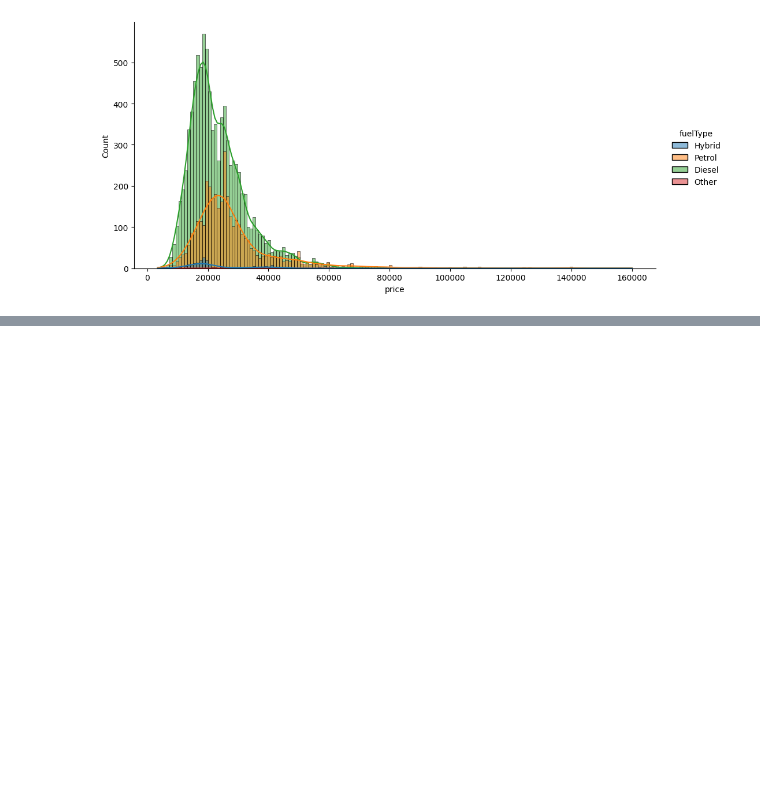
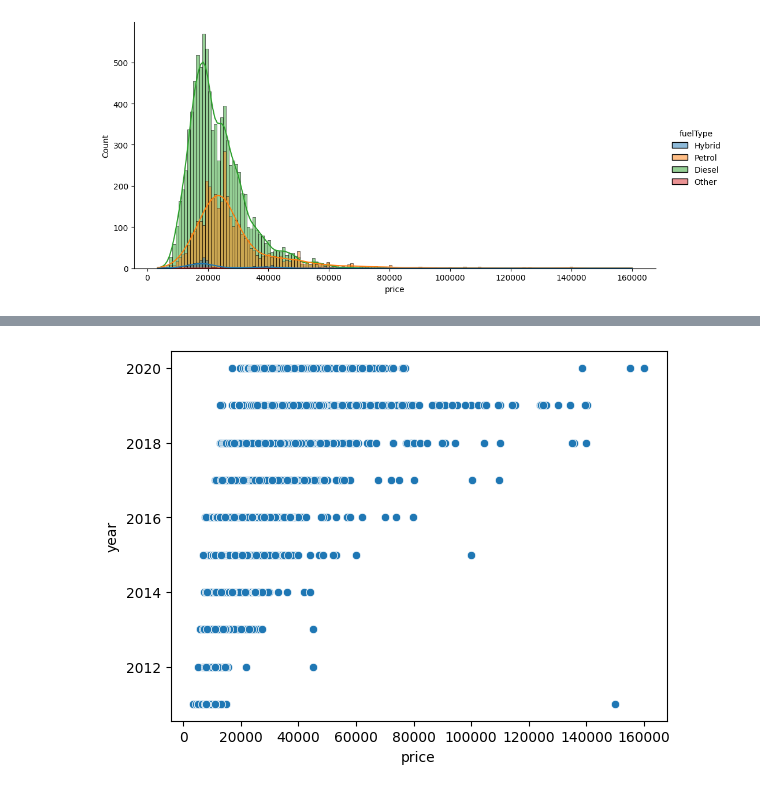
Before and after one commit to Bilol2747/python_darslarim, a Jupyter notebook: Graphics.ipynb, the cells around one changed output, grey strips where cells are left out. Saved outputs shown, nothing was run; the diff lists cells and outputs as text; code cells hidden in the pictures; blank space fills up the shorter version.

```diff
--- a/Graphics.ipynb
+++ b/Graphics.ipynb
@@ -281,0 +307,5 @@ plt.show()
+# %%
+sns.scatterplot(data=df, x='price', y='year')
+plt.show()
+# %% [output]
+[figure, added]
```
Also changed, not shown: parts of 10 cells of this notebook.
